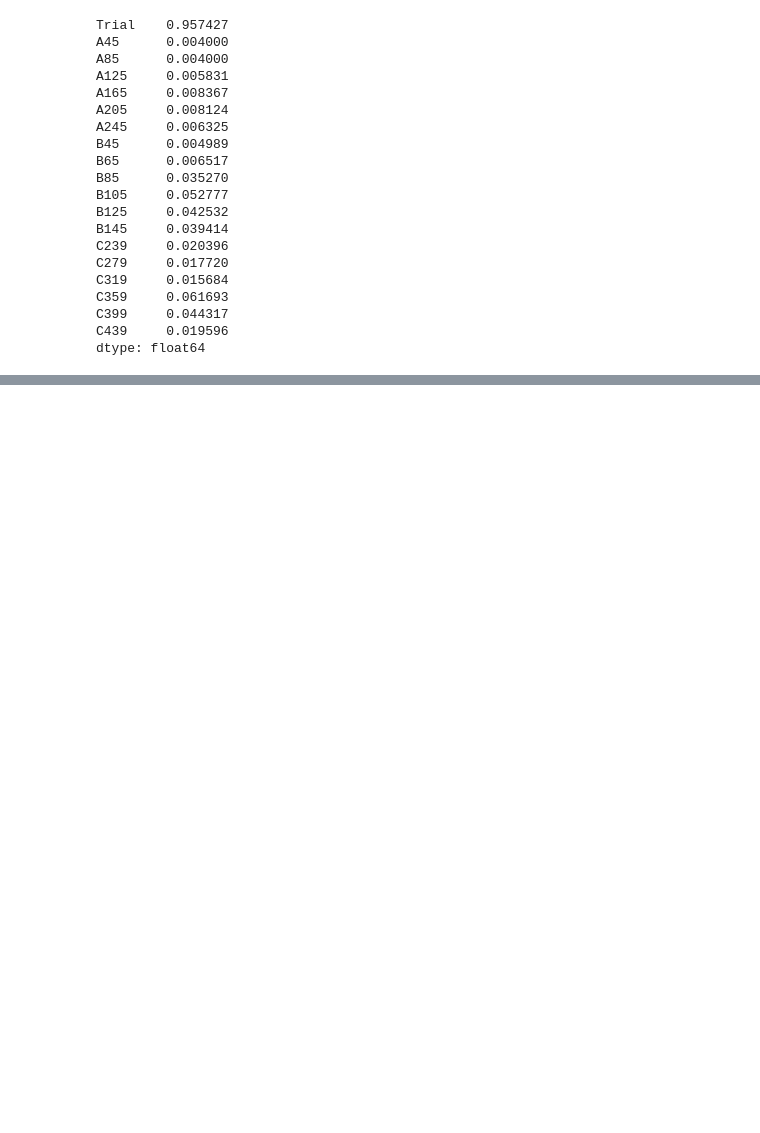
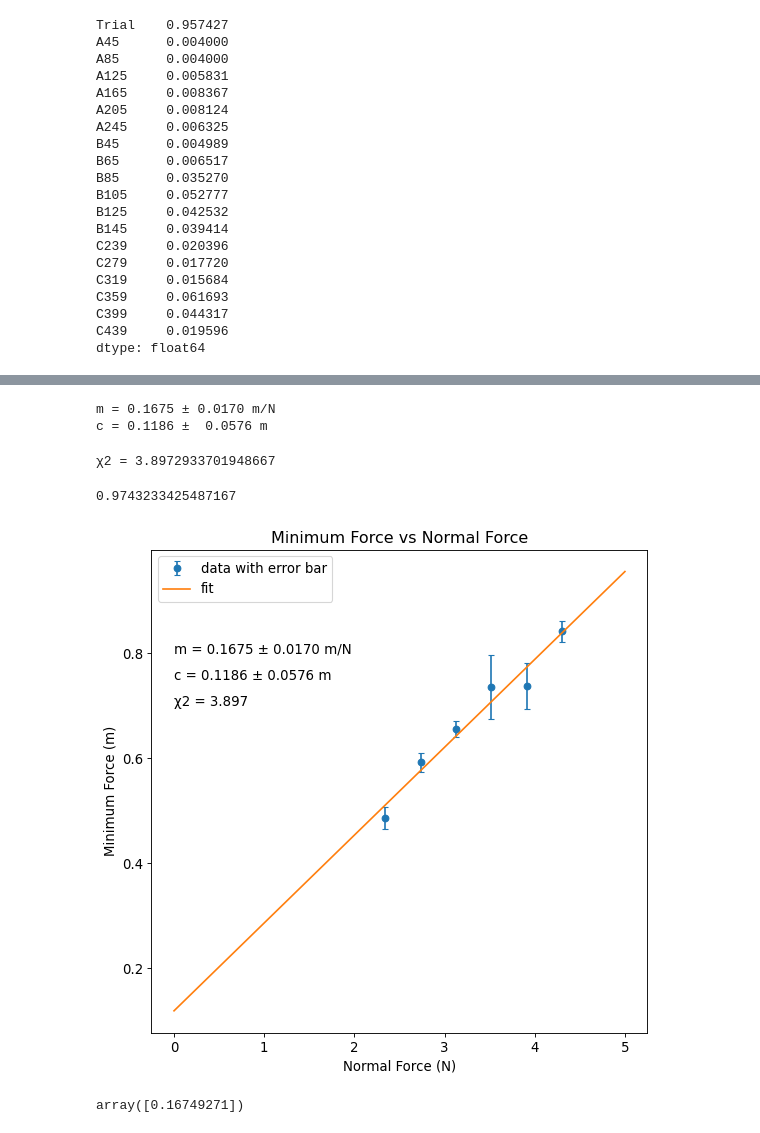
Before and after one commit to evilpegasus/physics5bl, a Jupyter notebook: lab5/lab5.ipynb, the cells around one changed output, grey strips where cells are left out. Cells and saved outputs as stored; diff of their text form; code cells hidden in the pictures; blank space fills up the shorter version.

```diff
--- a/lab5/lab5.ipynb
+++ b/lab5/lab5.ipynb
@@ -76,0 +83,4 @@ dtype: float64
+# %%
+x_dat = c_masses * 9.8
+y_dat = df[df.columns[-6:]].mean().values
+y_err = df[df.columns[-6:]].sem().values
@@ -76,0 +103,74 @@ dtype: float64
+# %%
+# The order of the parameter array elements p0, lin_opt, and lin_cov
+# are determined by their order [m,b] in the model definition, model_lin(x,m,b):
+# we are using an unweighted fit
+
+# Set initial parameters mInit and bInit
+mInit=0.025
+cInit=-0.05
+
+#fit the unweighted model y=mx+b
+lin_opt, lin_cov = opt.curve_fit(model_lin, x_dat, y_dat, p0=[mInit,cInit])
+
+# Predicted values
+y_lin = model_lin(x_dat, lin_opt[0], lin_opt[1])
+
+#error in the fit variables
+lin_err = np.sqrt(np.diag(lin_cov))
+
+print('m = {0:6.4f} ± {1:5.4f} m/N'.format(lin_opt[0], lin_err[0]))
+print(f"c = {lin_opt[1]:.4f} ±  {lin_err[1]:.4f} m")
+# %% [output]
+m = 0.1675 ± 0.0170 m/N
+c = 0.1186 ±  0.0576 m
+# %%
+# Calculating the chisq (*not reduced*)
+def chisq(predicted, observed, errors):
+    res = observed-predicted
+    norm_res = res / errors
+    return np.sum(norm_res**2)
+
+
+#chi squared for linear case
+chi2_lin = chisq(y_lin, y_dat, y_err)
+
+print('χ2 =', chi2_lin) #unformatted, as an example
+# %% [output]
+χ2 = 3.8972933701948667
+# %%
+chi2_lin/4
+# %% [output]
+0.9743233425487167
+# %%
+# Best-fit plot with error bars, parameters, chisq
+
+# Sets figure size etc.
+fig1=plt.figure(figsize=(8, 8), dpi= 80, facecolor='w', edgecolor='k')
+plt.rcParams.update({'font.size': '12'})
+
+# Data with error bars
+plt.errorbar(x_dat, y_dat, y_err, fmt='o', capsize = 3, capthick = 1, label="data with error bar")
+
+# Best linear fit
+# could also use: plt.plot(np.linspace(0,10), model_lin(np.linspace(0,10), lin_opt[0], lin_opt[1]), label='fit')
+plt.errorbar(np.linspace(0,5), model_lin(np.linspace(0,5), lin_opt[0], lin_opt[1]), label='fit')
+
+# Axes label and title
+plt.title("Minimum Force vs Normal Force")
+plt.xlabel("Normal Force (N)")
+plt.ylabel("Minimum Force (m)")
+
+# Best fit parameters, uncertainties, and chisq
+plt.text(0,.8, "m = %5.4f \u00b1 %5.4f m/N" % (lin_opt[0], lin_err[0]))
+plt.text(0,.75, "c = %5.4f \u00b1 %5.4f m" % (lin_opt[1], lin_err[1]))
+plt.text(0,.7, "χ2 = %5.3f" % chi2_lin)
+plt.legend()
+plt.show()
+# %% [output]
+[figure, added]
+# %%
+lr1 = LinearRegression(fit_intercept=True)
+lr1.fit(x_dat.reshape(-1, 1), y_dat)
+lr1.coef_
+# %% [output]
+array([0.16749271])
```
Also changed, not shown: parts of 5 cells of this notebook.
